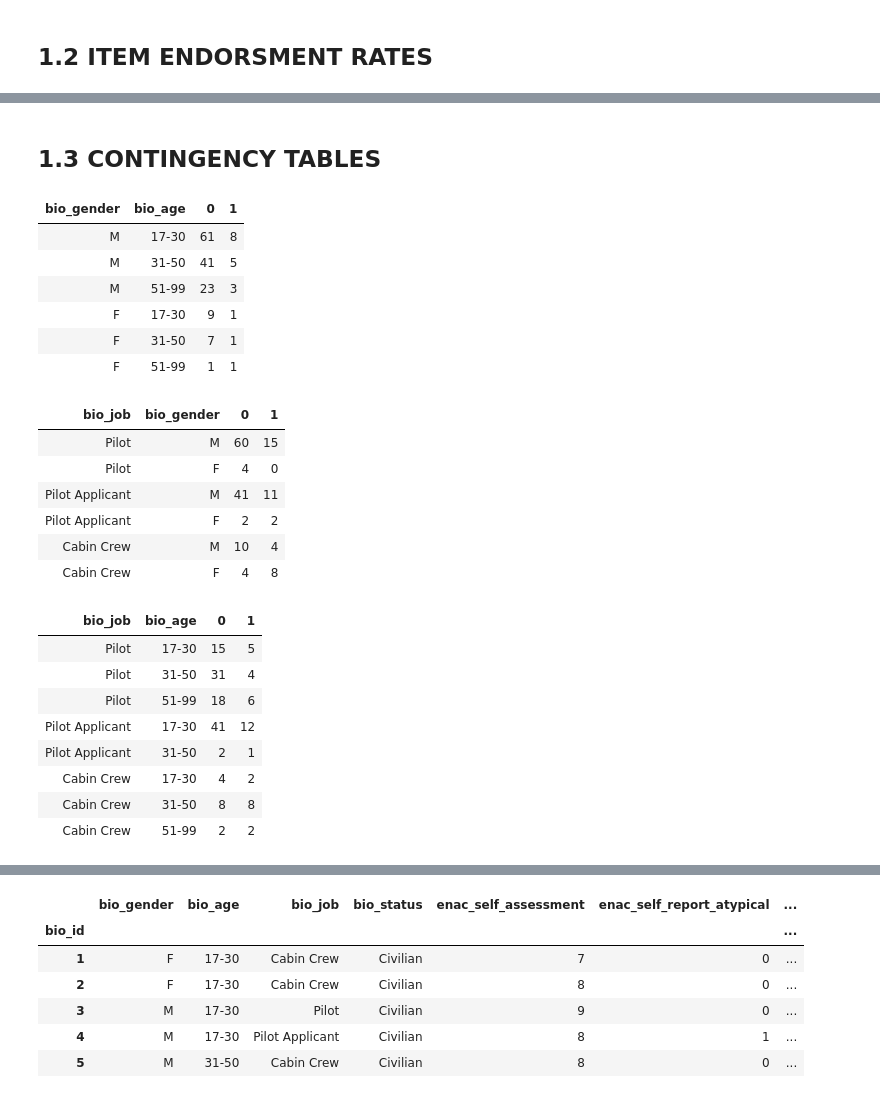
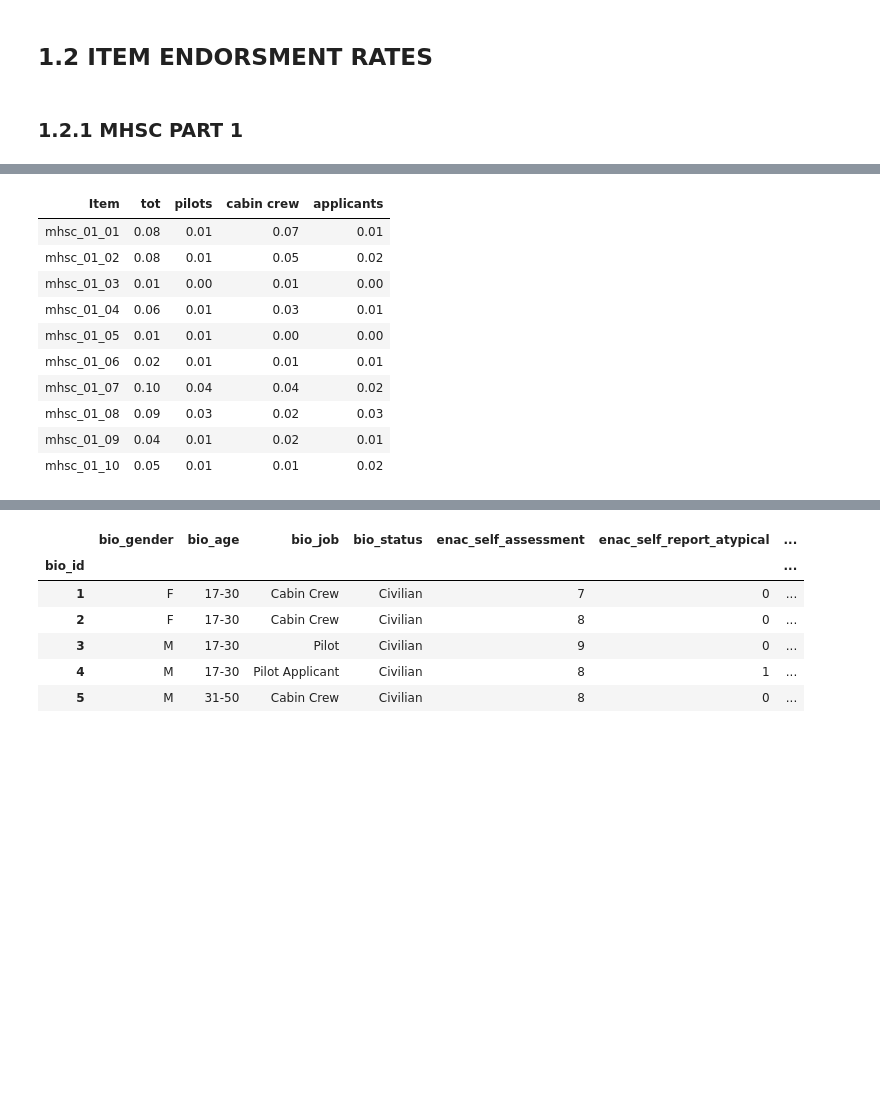
Before and after one commit to alkaest2002/mhsc, a Jupyter notebook: analysis.ipynb, the cells around one changed output, grey strips where cells are left out. Saved outputs shown, nothing was run; the diff lists cells and outputs as text; code cells hidden in the pictures; blank space fills up the shorter version.

```diff
--- a/analysis.ipynb
+++ b/analysis.ipynb
@@ -100,20 +95,17 @@ def make_table_mhsc_part(part, job = None):
         .to_frame()
         .reset_index(drop=False)
         .rename(columns={"index": "Item", 0: "%"})
-        .style
-            .format(precision=2)
-            .hide()
-            .background_gradient(cmap="BuGn")
-            .set_table_attributes("style='display:inline;margin-right:48px'")
-            .to_html()
     )
+# %% [markdown]
+### 1.2.1 MHSC PART 1
 # %%
-html=""
-for part in ["mhsc_01", "mhsc_02","mhsc_03"]:
-    html += make_table_mhsc_part(part)
-    html += make_table_mhsc_part(part, "Pilot")
-    html += make_table_mhsc_part(part, "Cabin Crew")
-    html += make_table_mhsc_part(part, "Pilot Applicant") + "<br/>"
+mhsc_01 = (
+    make_table_mhsc_part("mhsc_01")
+        .merge(make_table_mhsc_part("mhsc_01", "Pilot"), left_on="Item", right_on="Item", suffixes=("a","b"))
+        .merge(make_table_mhsc_part("mhsc_01", "Cabin Crew"), left_on="Item", right_on="Item")
+        .merge(make_table_mhsc_part("mhsc_01", "Pilot Applicant"), left_on="Item", right_on="Item")
 
-display_html(html, raw=True)
+)
+mhsc_01 = mhsc_01.rename(columns={"%a":"item","%a":"tot","%b":"pilots","%_x":"cabin crew","%_y":"applicants"})
+mhsc_01.style.format(precision=2).hide().highlight_max(axis=1, subset=["pilots","cabin crew","applicants"])
 # %% [output]
@@ -121,2 +112,11 @@ display_html(html, raw=True)
+| Item | tot | pilots | cabin crew | applicants |
+| mhsc_01_01 | 0.08 | 0.01 | 0.07 | 0.01 |
+| mhsc_01_02 | 0.08 | 0.01 | 0.05 | 0.02 |
+| mhsc_01_03 | 0.01 | 0.00 | 0.01 | 0.00 |
+| mhsc_01_04 | 0.06 | 0.01 | 0.03 | 0.01 |
+| mhsc_01_05 | 0.01 | 0.01 | 0.00 | 0.00 |
+| mhsc_01_06 | 0.02 | 0.01 | 0.01 | 0.01 |
+| mhsc_01_07 | 0.10 | 0.04 | 0.04 | 0.02 |
+| mhsc_01_08 | 0.09 | 0.03 | 0.02 | 0.03 |
+| mhsc_01_09 | 0.04 | 0.01 | 0.02 | 0.01 |
+| mhsc_01_10 | 0.05 | 0.01 | 0.01 | 0.02 |
-# %% [markdown]
-## 1.3 CONTINGENCY TABLES
@@ -146,34 +122,0 @@ def get_contingency_table(df, regex_pattern, grouping, unstuck_level=None):
-# %%
-html=""
-for (df, regex_pattern, grouping, unstuck_level) in [
-    (df, "mhsc_03_\d+", ["bio_gender", "bio_age"], -1),
-    (df, "mhsc_01_\d+", ["bio_job", "bio_gender",], -1),
-    (df, "mhsc_01_\d+", ["bio_job", "bio_age",], -1)
-]:
-    html += get_contingency_table(df, regex_pattern, grouping, unstuck_level)
-
-display_html(html, raw=True)
-# %% [output]
-| bio_gender | bio_age | 0 | 1 |
-| M | 17-30 | 61 | 8 |
-| M | 31-50 | 41 | 5 |
-| M | 51-99 | 23 | 3 |
-| F | 17-30 | 9 | 1 |
-| F | 31-50 | 7 | 1 |
-| F | 51-99 | 1 | 1 |
-| bio_job | bio_gender | 0 | 1 |
-| Pilot | M | 60 | 15 |
-| Pilot | F | 4 | 0 |
-| Pilot Applicant | M | 41 | 11 |
-| Pilot Applicant | F | 2 | 2 |
-| Cabin Crew | M | 10 | 4 |
-| Cabin Crew | F | 4 | 8 |
-| bio_job | bio_age | 0 | 1 |
-| Pilot | 17-30 | 15 | 5 |
-| Pilot | 31-50 | 31 | 4 |
-| Pilot | 51-99 | 18 | 6 |
-| Pilot Applicant | 17-30 | 41 | 12 |
-| Pilot Applicant | 31-50 | 2 | 1 |
-| Cabin Crew | 17-30 | 4 | 2 |
-| Cabin Crew | 31-50 | 8 | 8 |
-| Cabin Crew | 51-99 | 2 | 2 |
```
Also changed, not shown: parts of 31 cells of this notebook, 1 other file.
